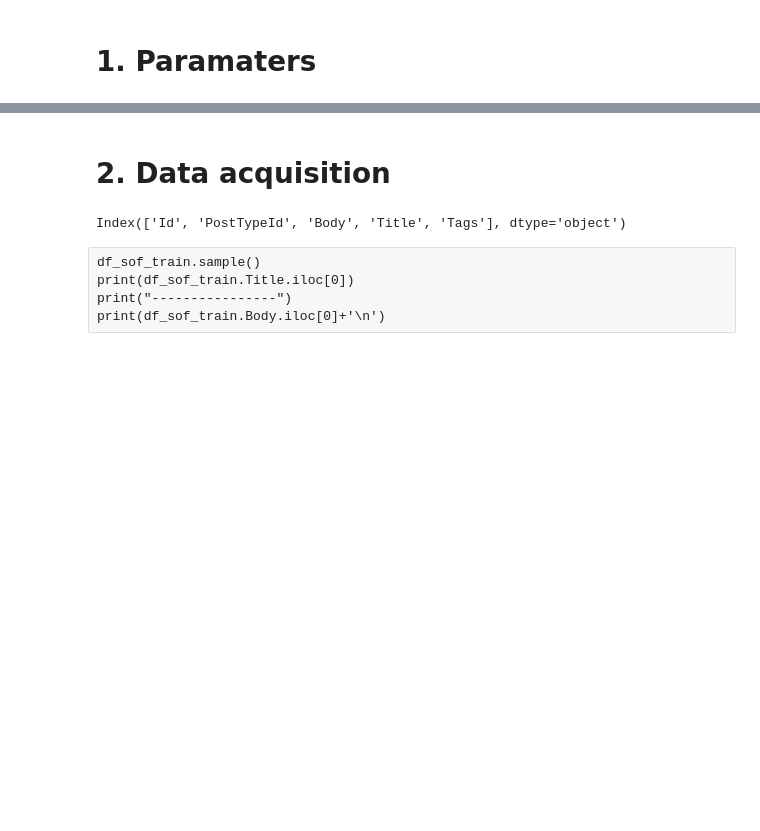
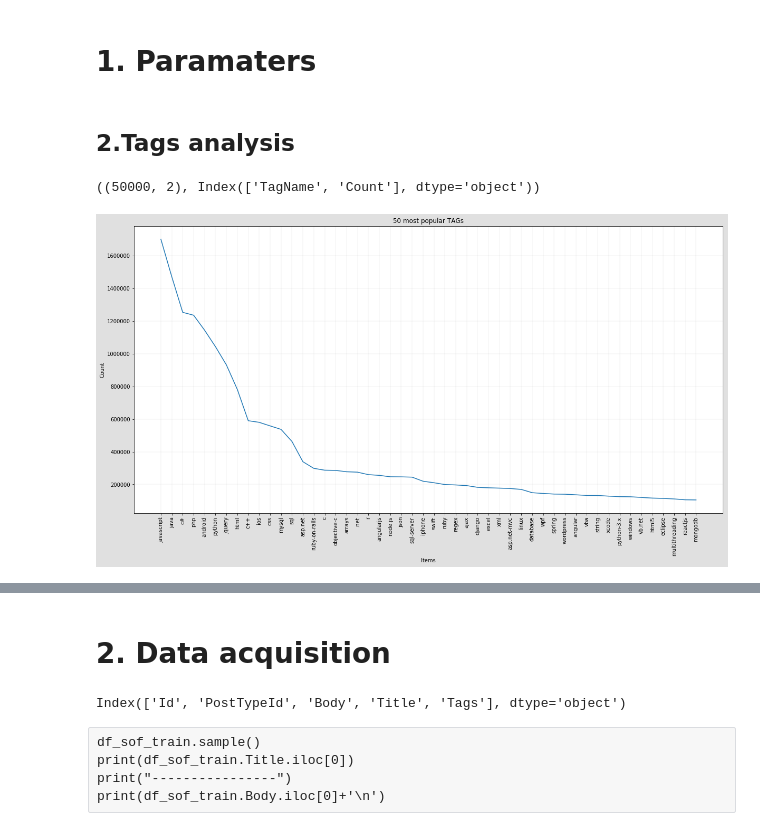
Before and after one commit to dataforcast/OC_Datascientist, a Jupyter notebook: P6/P6_DataAnalysis.ipynb, the cells around one changed output, grey strips where cells are left out. Cells and saved outputs as stored; diff of their text form; code cells hidden in the pictures; blank space fills up the shorter version.

```diff
--- a/P6/P6_DataAnalysis.ipynb
+++ b/P6/P6_DataAnalysis.ipynb
@@ -30,3 +40,21 @@ La requête SQL suivante a permis de récupérer :
 # Apply or not stemming process over sentences
 #-------------------------------------------------------------------------------
 is_stemming=False
+# %% [markdown]
+## <font color='blus'>2.Tags analysis</font>
+# %%
+import pandas as pd
+file_name="./data/QueryResults.csv"
+df_sof_tags=pd.read_csv(file_name)
+# %%
+df_sof_tags.shape, df_sof_tags.columns
+# %% [output]
+((50000, 2), Index(['TagName', 'Count'], dtype='object'))
+# %%
+import p6_util_plot
+
+item_count=50
+title = str(item_count)+" most popular TAGs"
+p6_util_plot.ser_item_occurency_plot(df_sof_tags.TagName,df_sof_tags.Count,item_count, title)
+# %% [output]
+[figure, added]
```
Also changed, not shown: parts of 24 cells of this notebook, 8 other files.
